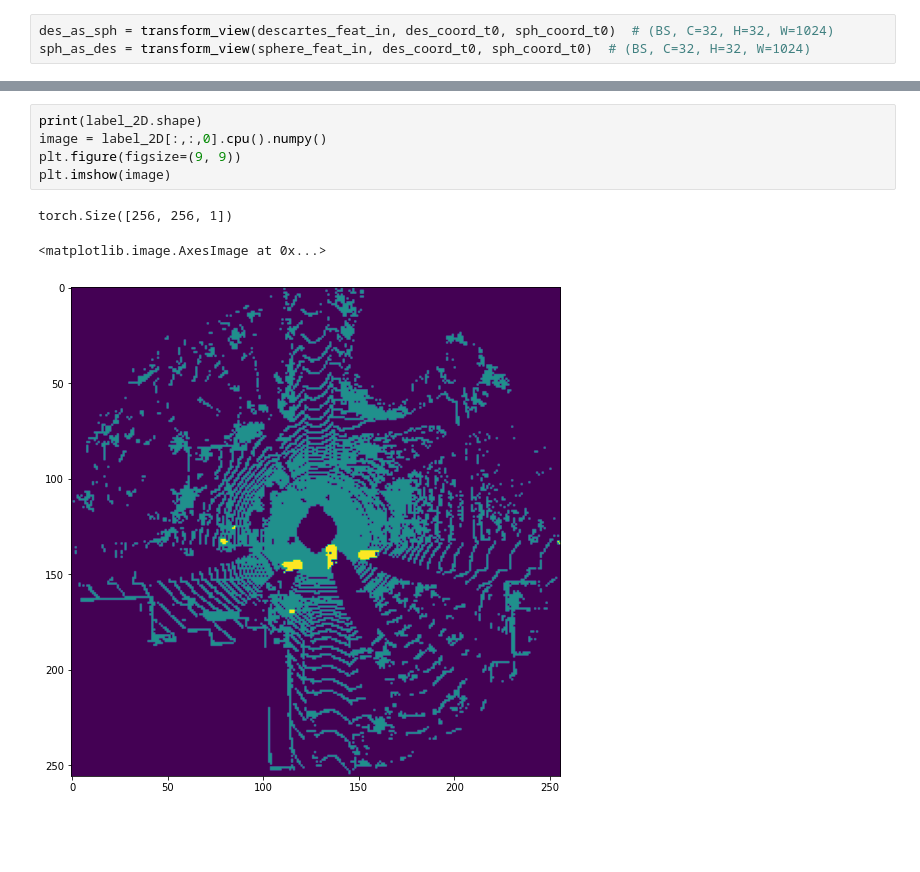
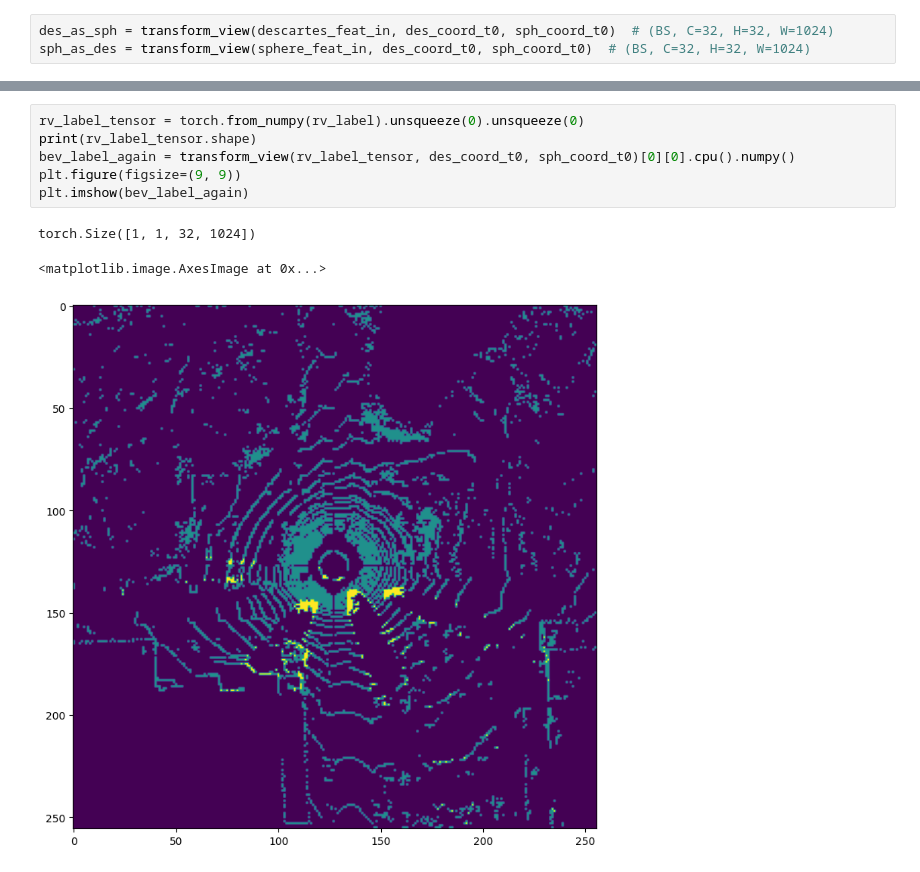
Before and after one commit to MinChoi0129/SwiftMOS, a Jupyter notebook: DVT_test.ipynb, the cells around one changed output, grey strips where cells are left out. Saved outputs shown, nothing was run; the diff lists cells and outputs as text; blank space fills up the shorter version.

```diff
--- a/DVT_test.ipynb
+++ b/DVT_test.ipynb
@@ -190,9 +189,10 @@ tensor(0.) tensor(4.9596)
 # %%
-print(label_2D.shape)
-image = label_2D[:,:,0].cpu().numpy()
+rv_label_tensor = torch.from_numpy(rv_label).unsqueeze(0).unsqueeze(0)
+print(rv_label_tensor.shape)
+bev_label_again = transform_view(rv_label_tensor, des_coord_t0, sph_coord_t0)[0][0].cpu().numpy()
 plt.figure(figsize=(9, 9))
-plt.imshow(image)
+plt.imshow(bev_label_again)
 # %% [output]
-torch.Size([256, 256, 1])
+torch.Size([1, 1, 32, 1024])
 <matplotlib.image.AxesImage at 0x...>
-[figure, old version]
+[figure, new version]
```
Also changed, not shown: parts of 10 cells of this notebook, 12 other files.
